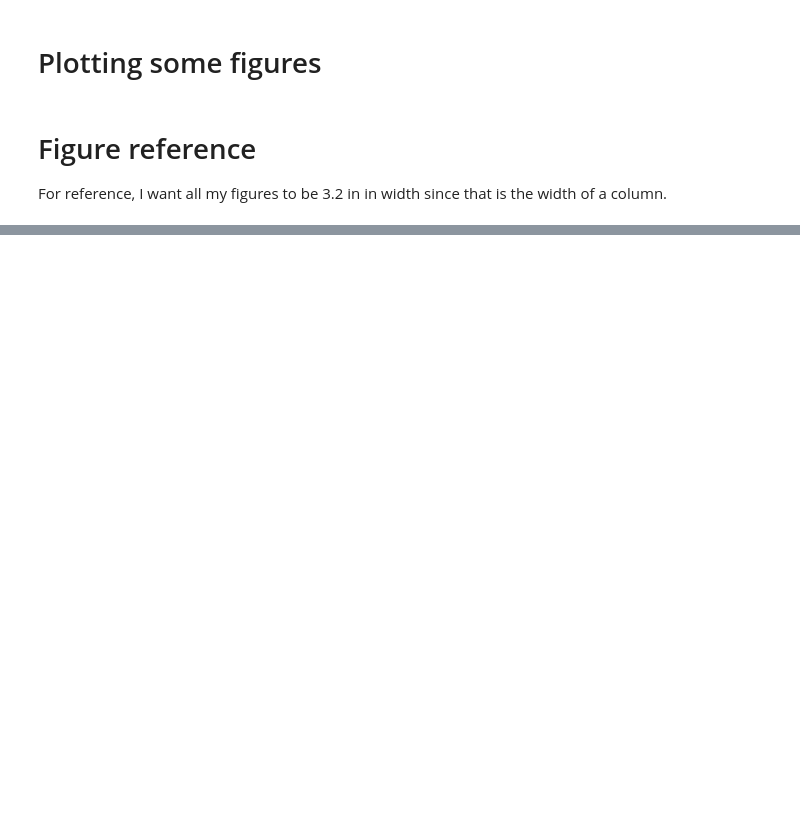
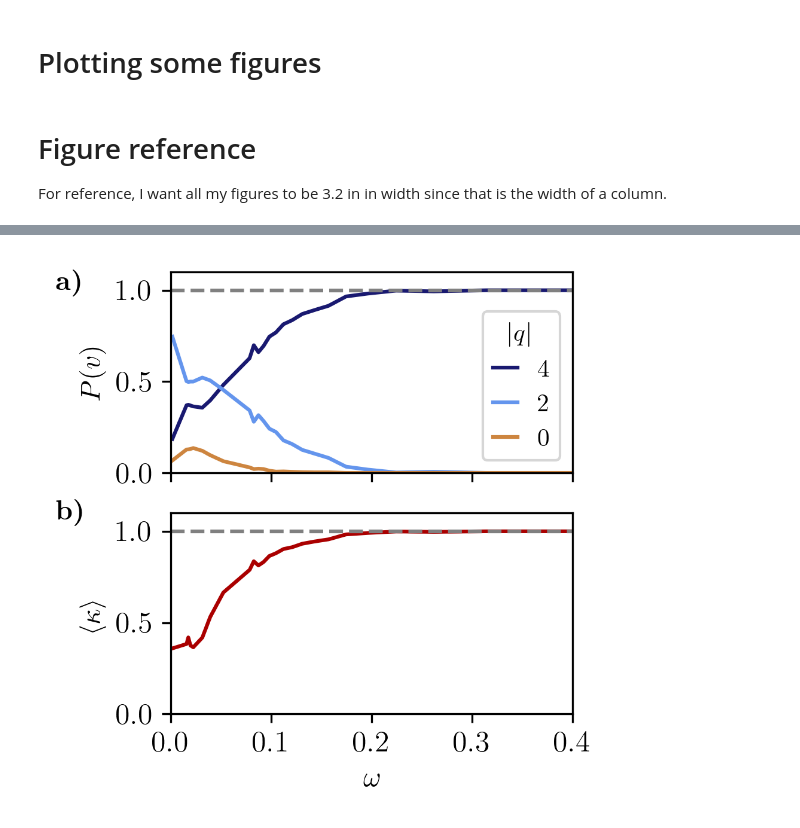
Before and after one commit to leogabac/reentrancy, a Jupyter notebook: src/notebooks/figure3.ipynb, the cells around one changed output, grey strips where cells are left out. Cells and saved outputs as stored; diff of their text form; code cells hidden in the pictures; blank space fills up the shorter version.

```diff
--- a/src/notebooks/figure3.ipynb
+++ b/src/notebooks/figure3.ipynb
@@ -223,0 +132,48 @@ plt.show()
+# %%
+fig, axes = plt.subplots(2,1,figsize=(3.2,3.2),dpi=300)
+
+types = ['I','II','III','VI','V','VI']
+colors = ['#191970', '#6495ed', '#cd853f']
+
+# ==========================================================================================================
+# VERTICES COUNTS
+# ==========================================================================================================
+
+ax = axes[0]
+ax.plot(counts.omega, counts.I + counts.VI,'-',color=colors[0], label='$4$')
+ax.plot(counts.omega, counts.II + counts.V,'-',color=colors[1], label='$2$')
+ax.plot(counts.omega, counts.III + counts.IV,'-',color=colors[2], label='$0$')
+ax.set_xlim(0,0.4)
+ax.set_ylim(0,1.1)
+ax.set_ylabel('$P(v)$', fontsize=11)
+ax.set_xticklabels([])
+ax.axhline(1,color='gray',linestyle='--')
+ax.legend(title='$|q|$',fontsize=10,handlelength=1)
+
+# ==========================================================================================================
+# ORDER PARAMETERS
+# ==========================================================================================================`
+
+ax = axes[1]
+ax.plot(final_kappa.omega, final_kappa.kappa, color='#aa0000', label='$\\kappa$')
+
+ax.set_xlim(0,0.4)
+ax.set_ylim(0,1.1)
+ax.set_ylabel('$\\langle \\kappa \\rangle$', fontsize=11)
+ax.set_xlabel('$\\omega$', fontsize=11)
+ax.axhline(1,color='gray',linestyle='--')
+
+# ==========================================================================================================
+# LABELS AND OTHER STUFF
+# ==========================================================================================================`
+
+fig.subplots_adjust(left=0.2)  # Adjust the bottom space to make room for the shared axis label
+fig.text(0,0.85,'\\textbf{a)}',fontsize=11)
+fig.text(0,0.45,'\\textbf{b)}',fontsize=11)
+
+
+plt.show()
+fig.savefig('/home/frieren/Dropbox/mnt/martensitepaper/fig3.pdf',dpi=300,bbox_inches='tight')
+fig.savefig('/home/frieren/Dropbox/mnt/martensitepaper/fig3.png',dpi=300,bbox_inches='tight')
+# %% [output]
+[figure, added]
```
Also changed, not shown: parts of 13 cells of this notebook, 9 other files.
